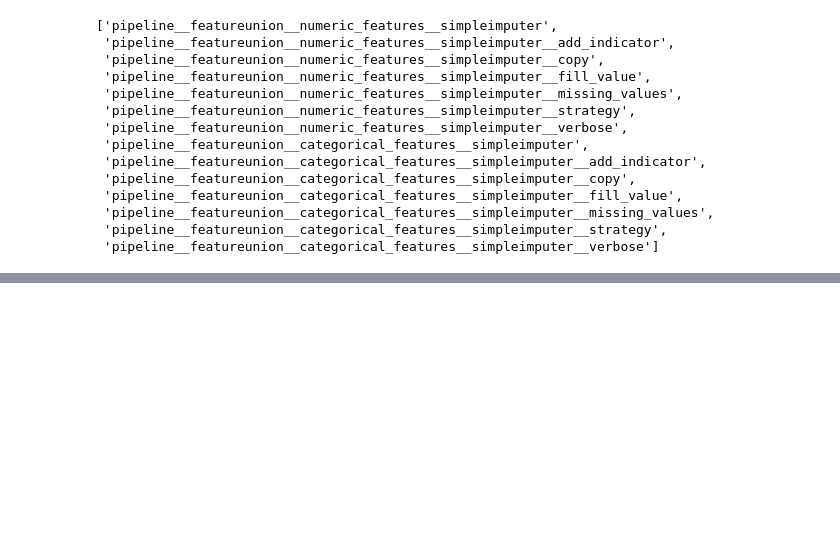
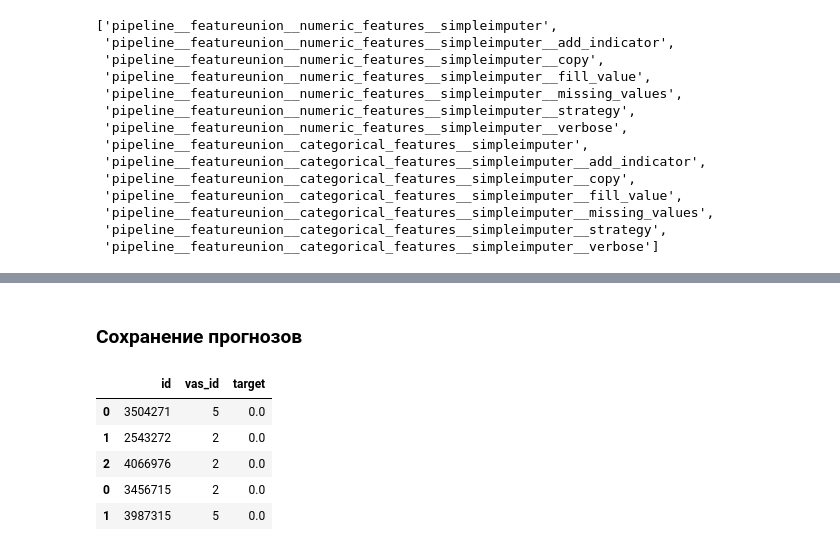
Before and after one commit to AlekseyZhilin/megafon, a Jupyter notebook: Megafon.ipynb, the cells around one changed output, grey strips where cells are left out. Saved outputs shown, nothing was run; the diff lists cells and outputs as text; code cells hidden in the pictures; blank space fills up the shorter version.

```diff
--- a/Megafon.ipynb
+++ b/Megafon.ipynb
@@ -340,0 +514,8 @@ NotImplementedError: 'DataFrame.iloc' only supports selecting columns. It must b
+# %%
+final_model = gb_fs_gsc.best_estimator_
+# %%
+final_model.fit(X_train, Y_train)
+y_test_preds = final_model.predict_proba(X_test)[:,1]
+# %%
+y_test_preds[y_test_preds >= 0.5] = 1
+y_test_preds[y_test_preds < 0.5] = 0
@@ -340,0 +530,13 @@ NotImplementedError: 'DataFrame.iloc' only supports selecting columns. It must b
+# %% [markdown]
+### Сохранение прогнозов
+# %%
+df_y_pred = pd.DataFrame({'id' : X_test['id'], 'vas_id': X_test['vas_id'], 'target' : y_test_preds})
+df_y_pred.to_csv(path_pred, index=False, encoding='utf-8')
+df_y_pred.head()
+# %% [output]
+|  | id | vas_id | target |
+| 0 | 3504271 | 5 | 0.0 |
+| 1 | 2543272 | 2 | 0.0 |
+| 2 | 4066976 | 2 | 0.0 |
+| 0 | 3456715 | 2 | 0.0 |
+| 1 | 3987315 | 5 | 0.0 |
```
Also changed, not shown: parts of 47 cells of this notebook.
